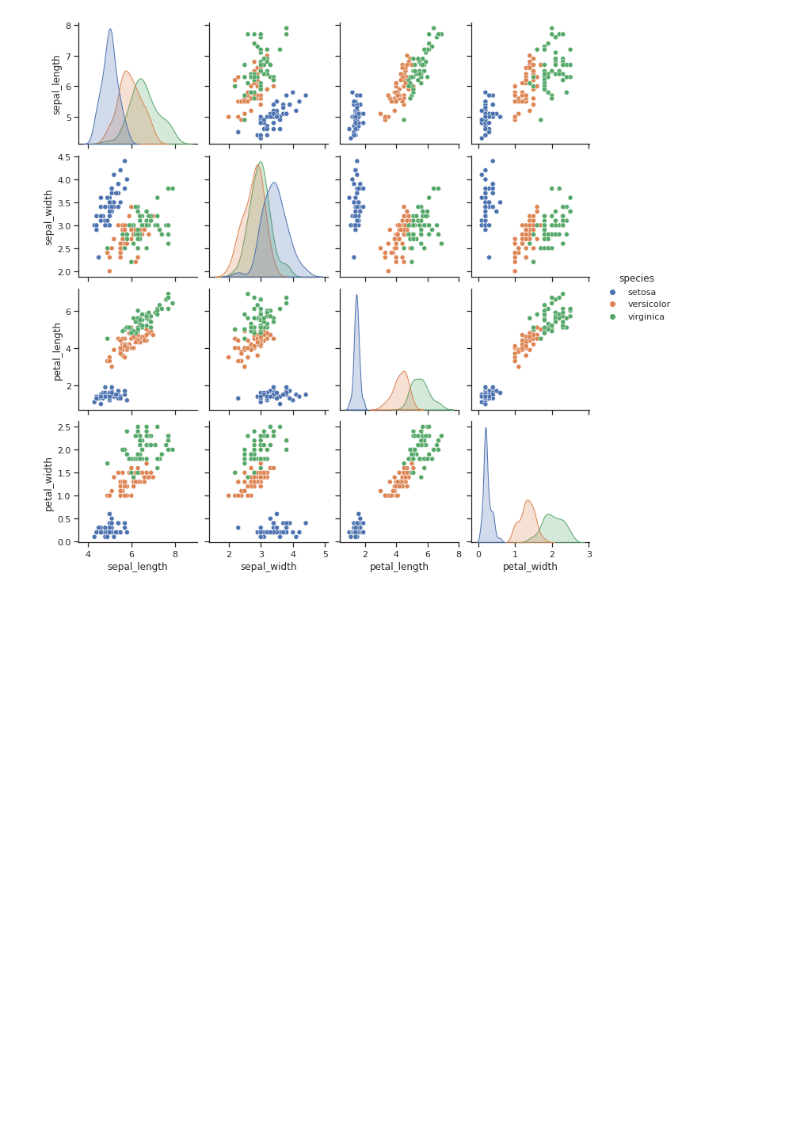
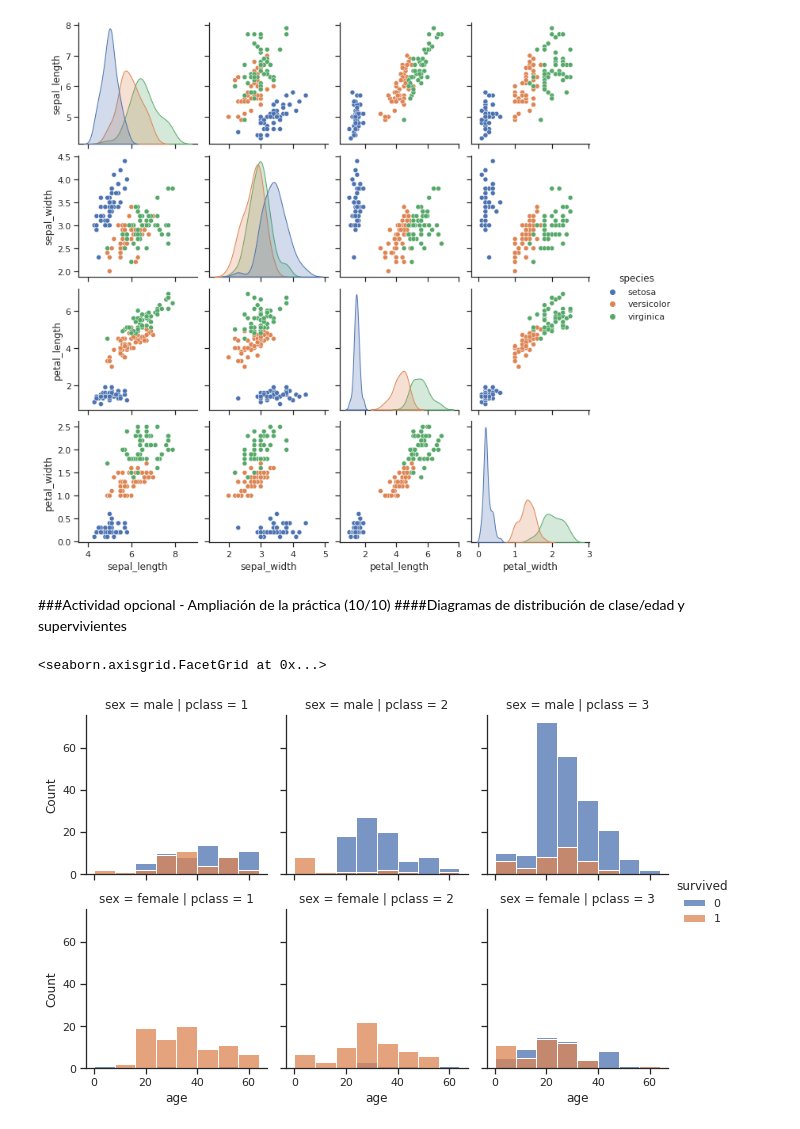
Before and after one commit to manuwar90/AG3-manuellopez, a Jupyter notebook: AG3_Manuel_López_Martínez.ipynb, the cells around one changed output. Drawn from its saved outputs; the diff is of its cells as text; code cells hidden in the pictures; blank space fills up the shorter version.

```diff
--- a/AG3_Manuel_López_Martínez.ipynb
+++ b/AG3_Manuel_López_Martínez.ipynb
@@ -182,3 +182,13 @@ sns.pairplot(df, hue="species")
 # %% [output]
 <seaborn.axisgrid.PairGrid at 0x...>
 [figure]
+# %% [markdown]
+###Actividad opcional - Ampliación de la práctica (10/10)
+####Diagramas de distribución de clase/edad y supervivientes
+# %%
+g = sns.FacetGrid(titanic, col="pclass", row="sex",hue="survived")
+g.map_dataframe(sns.histplot, x="age", binwidth=8, binrange=(0, 60))
+g.add_legend()
+# %% [output]
+<seaborn.axisgrid.FacetGrid at 0x...>
+[figure, added]
```
